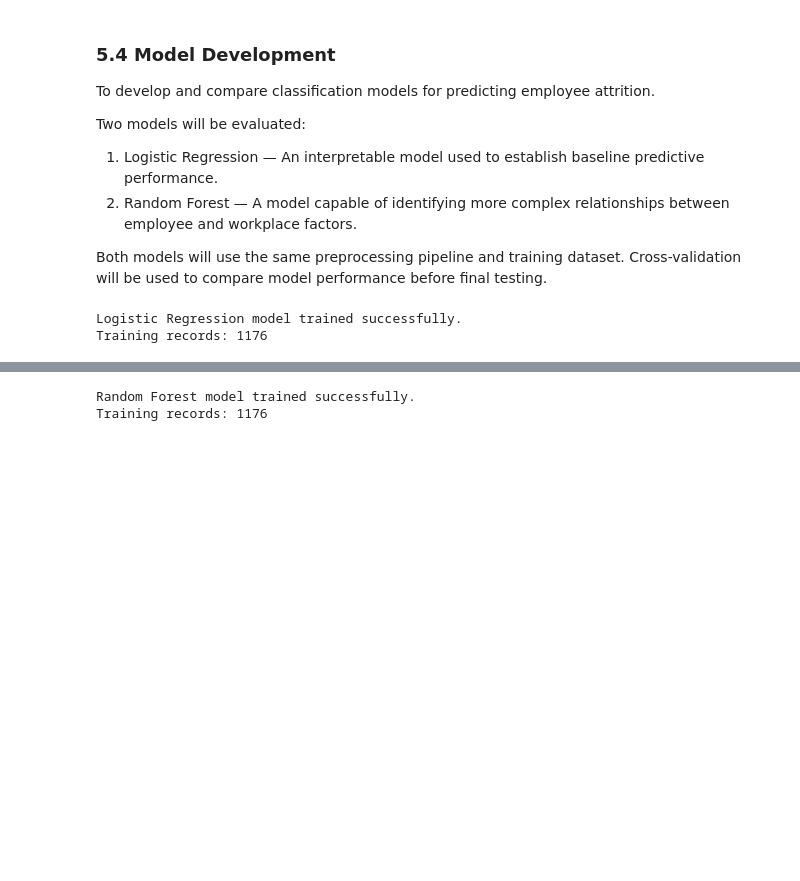
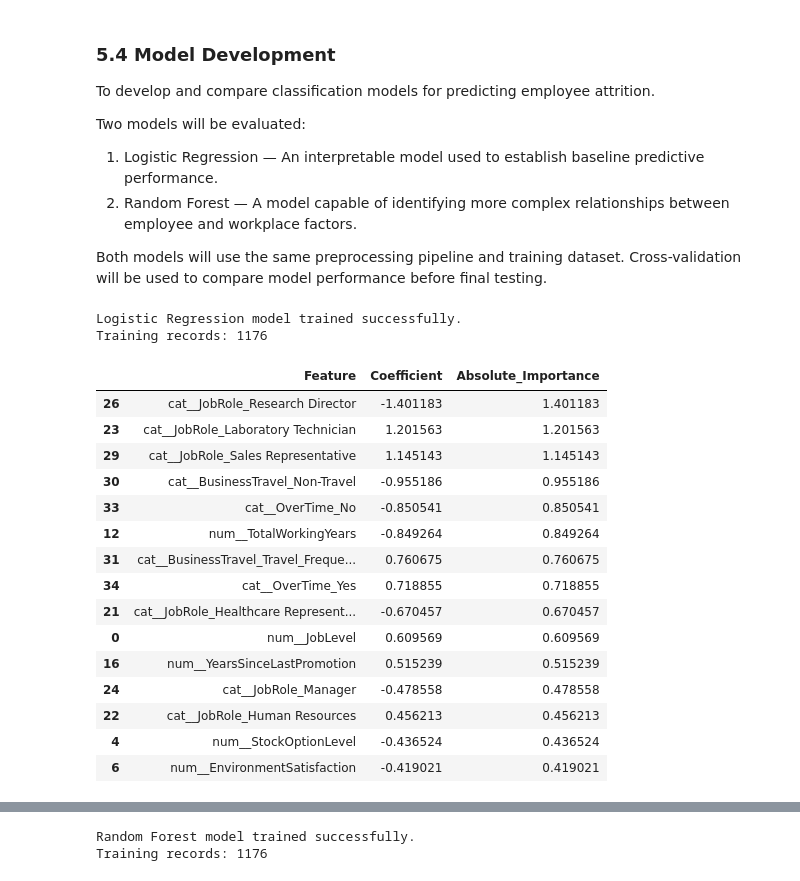
Before and after one commit to junelwc6-source/IBM-HR-Attrition-Analytics, a Jupyter notebook: IBM_HR_Attrition_Capstone.ipynb, the cells around one changed output, grey strips where cells are left out. Drawn from its saved outputs; the diff is of its cells as text; code cells hidden in the pictures; blank space fills up the shorter version.

```diff
--- a/IBM_HR_Attrition_Capstone.ipynb
+++ b/IBM_HR_Attrition_Capstone.ipynb
@@ -974,3 +981,50 @@ print("Training records:", len(X_train))
 # %% [output]
 Logistic Regression model trained successfully.
 Training records: 1176
+# %%
+import pandas as pd
+import numpy as np
+
+# Extract the trained model components
+preprocessor_fitted = logistic_model.named_steps["preprocessor"]
+classifier = logistic_model.named_steps["classifier"]
+
+# Get feature names and coefficients
+feature_names = preprocessor_fitted.get_feature_names_out()
+coefficients = classifier.coef_[0]
+
+# Create feature importance table
+feature_importance = pd.DataFrame({
+    "Feature": feature_names,
+    "Coefficient": coefficients
+})
+
+# Rank by absolute coefficient
+feature_importance["Absolute_Importance"] = (
+    feature_importance["Coefficient"].abs()
+)
+
+feature_importance = feature_importance.sort_values(
+    "Absolute_Importance",
+    ascending=False
+)
+
+# Display top 15 features
+display(feature_importance.head(15))
+# %% [output]
+|  | Feature | Coefficient | Absolute_Importance |
+| 26 | cat__JobRole_Research Director | -1.401183 | 1.401183 |
+| 23 | cat__JobRole_Laboratory Technician | 1.201563 | 1.201563 |
+| 29 | cat__JobRole_Sales Representative | 1.145143 | 1.145143 |
+| 30 | cat__BusinessTravel_Non-Travel | -0.955186 | 0.955186 |
+| 33 | cat__OverTime_No | -0.850541 | 0.850541 |
+| 12 | num__TotalWorkingYears | -0.849264 | 0.849264 |
+| 31 | cat__BusinessTravel_Travel_Freque... | 0.760675 | 0.760675 |
+| 34 | cat__OverTime_Yes | 0.718855 | 0.718855 |
+| 21 | cat__JobRole_Healthcare Represent... | -0.670457 | 0.670457 |
+| 0 | num__JobLevel | 0.609569 | 0.609569 |
+| 16 | num__YearsSinceLastPromotion | 0.515239 | 0.515239 |
+| 24 | cat__JobRole_Manager | -0.478558 | 0.478558 |
+| 22 | cat__JobRole_Human Resources | 0.456213 | 0.456213 |
+| 4 | num__StockOptionLevel | -0.436524 | 0.436524 |
+| 6 | num__EnvironmentSatisfaction | -0.419021 | 0.419021 |
```
Also changed, not shown: parts of 6 cells of this notebook.
